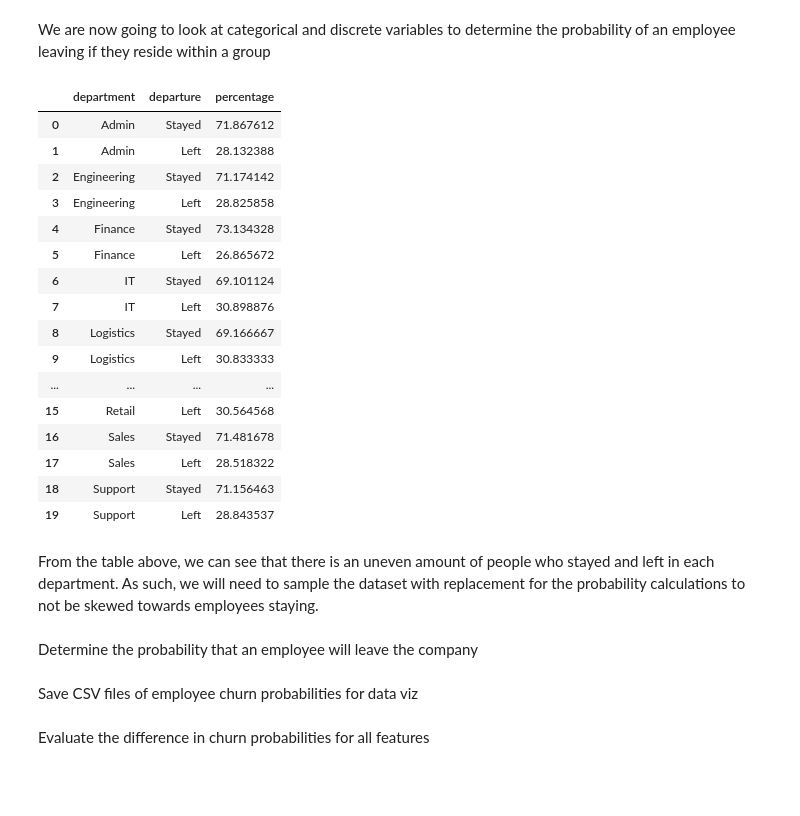
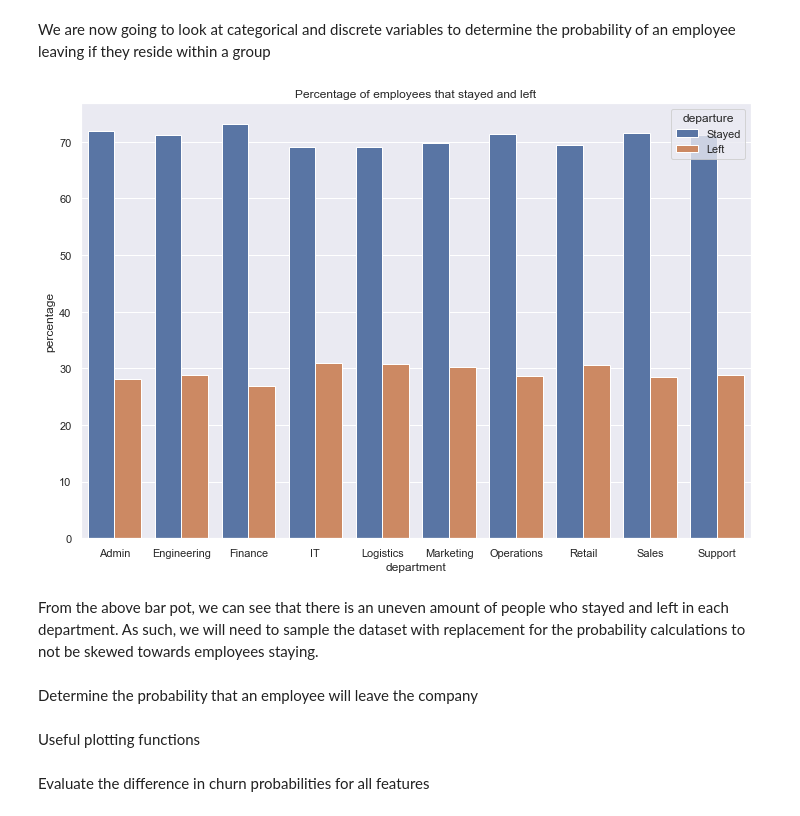
Before and after one commit to austinDL/Employee-Churn-Reduction-Analysis, a Jupyter notebook: Turnover Analysis.ipynb, the cells around one changed output. Saved outputs shown, nothing was run; the diff lists cells and outputs as text; code cells hidden in the pictures; blank space fills up the shorter version.

```diff
--- a/Turnover Analysis.ipynb
+++ b/Turnover Analysis.ipynb
@@ -198,27 +193,16 @@ From the above correlation matrix, we see that there is a weak negative correlat
 # %% [markdown]
 We are now going to look at categorical and discrete variables to determine the probability of an employee leaving if they reside within a group
 # %%
-df_clean.groupby("department").departure.value_counts(normalize=True).mul(100).rename("percentage").reset_index()
+stay_leave = df_clean.groupby("department").departure.value_counts(normalize=True).mul(100).rename("percentage").reset_index()
+
+fig, ax = plt.subplots(figsize=(12,8))
+sns.barplot(data=stay_leave, x="department", y="percentage", hue="departure", ax=ax)
+plt.title("Percentage of employees that stayed and left")
+plt.show()
 # %% [output]
-|  | department | departure | percentage |
-| 0 | Admin | Stayed | 71.867612 |
-| 1 | Admin | Left | 28.132388 |
-| 2 | Engineering | Stayed | 71.174142 |
-| 3 | Engineering | Left | 28.825858 |
-| 4 | Finance | Stayed | 73.134328 |
-| 5 | Finance | Left | 26.865672 |
-| 6 | IT | Stayed | 69.101124 |
-| 7 | IT | Left | 30.898876 |
-| 8 | Logistics | Stayed | 69.166667 |
-| 9 | Logistics | Left | 30.833333 |
-| ... | ... | ... | ... |
-| 15 | Retail | Left | 30.564568 |
-| 16 | Sales | Stayed | 71.481678 |
-| 17 | Sales | Left | 28.518322 |
-| 18 | Support | Stayed | 71.156463 |
-| 19 | Support | Left | 28.843537 |
+[figure, added]
 # %% [markdown]
-From the table above, we can see that there is an uneven amount of people who stayed and left in each department. As such, we will need to sample the dataset with replacement for the probability calculations to not be skewed towards employees staying.
+From the above bar pot, we can see that there is an uneven amount of people who stayed and left in each department. As such, we will need to sample the dataset with replacement for the probability calculations to not be skewed towards employees staying.
 # %%
 def stratified_sample(df, n_sample=3000, is_replace=True):
     #Create a stratified sample of the data frame, with the department as the strata
@@ -247,8 +231,8 @@ def get_probability_leave(var, df=df_clean):
     df_prob_leave = df_prob_leave[["department", var, "probability"]]
     #Sort the columns based on predefined orders
     return df_prob_leave.sort_values(["department", var])
-# %% [markdown]
-Save CSV files of employee churn probabilities for data viz
+# %% [markdown]
+Useful plotting functions
 # %%
 def get_var_order(var):
     #Returns the order a variable should be prepresented in a plot
```
Also changed, not shown: parts of 11 cells of this notebook, 13 other files.
